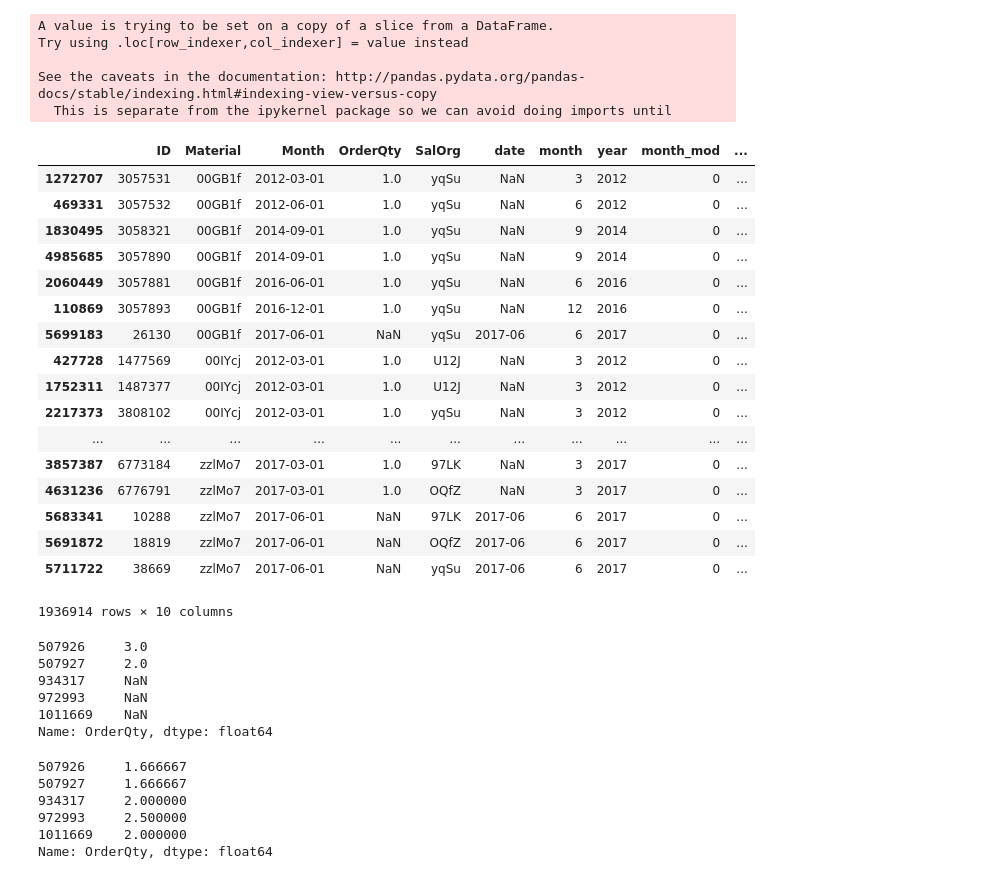
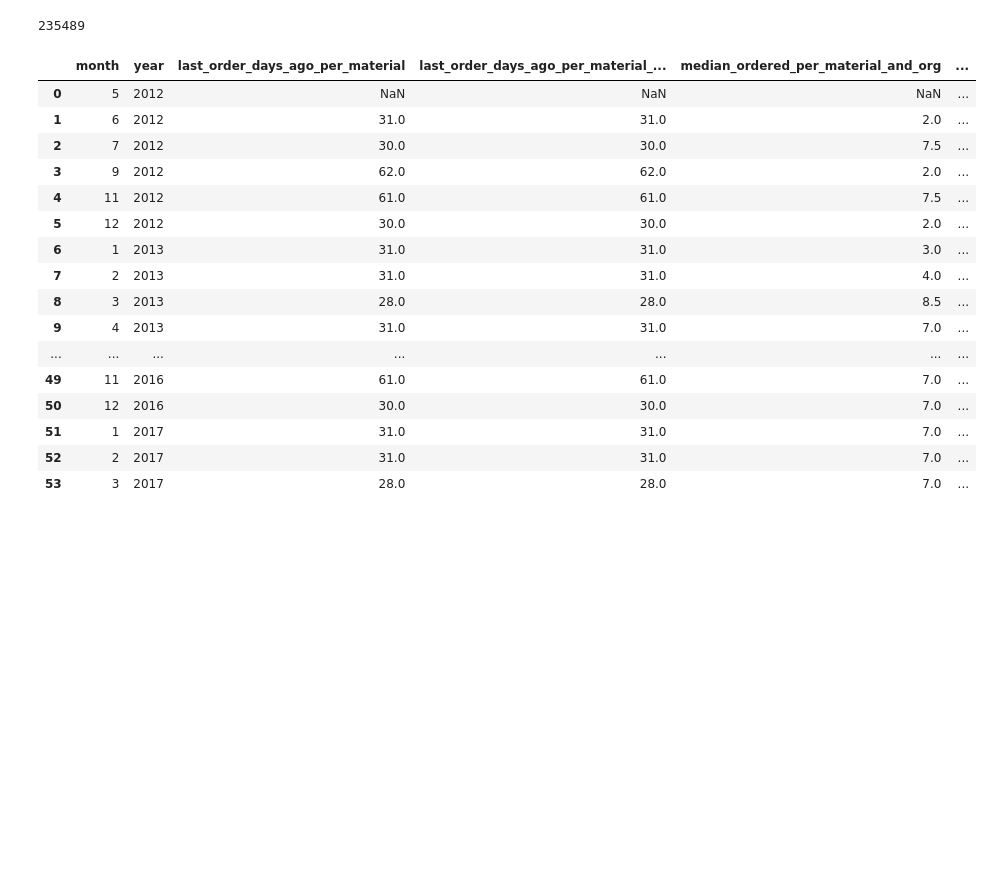
Before and after one commit to Dolto/kaggle-DSG17-final, a Jupyter notebook: EDA.ipynb, the cells around one changed output. Drawn from its saved outputs; the diff is of its cells as text; code cells hidden in the pictures; blank space fills up the shorter version.

```diff
--- a/EDA.ipynb
+++ b/EDA.ipynb
@@ -3,3 +3,5 @@ import pandas as pd
 
 train = pd.read_csv('data/train.csv', sep=';')
 test = pd.read_csv('data/test.csv', sep=';')
+# %%
+merged = pd.read_csv('data/merged.csv', sep=';')
@@ -82,31 +27,4 @@ subset.head()
-# %%
-subset['previous_ordered_mod'] = pd.concat([
-    g.sort_values('Month')['OrderQty'].shift(1)
-    for _, g in subset.groupby('Material')
-])
-
-subset.sort_values(['Material', 'Month'])
-# %% [output]
-A value is trying to be set on a copy of a slice from a DataFrame.
-Try using .loc[row_indexer,col_indexer] = value instead
-
-See the caveats in the documentation: http://pandas.pydata.org/pandas-docs/stable/indexing.html#indexing-view-versus-copy
-  This is separate from the ipykernel package so we can avoid doing imports until
-|  | ID | Material | Month | OrderQty | SalOrg | date | month | year | month_mod | ... |
-| 1272707 | 3057531 | 00GB1f | 2012-03-01 | 1.0 | yqSu | NaN | 3 | 2012 | 0 | ... |
-| 469331 | 3057532 | 00GB1f | 2012-06-01 | 1.0 | yqSu | NaN | 6 | 2012 | 0 | ... |
-| 1830495 | 3058321 | 00GB1f | 2014-09-01 | 1.0 | yqSu | NaN | 9 | 2014 | 0 | ... |
-| 4985685 | 3057890 | 00GB1f | 2014-09-01 | 1.0 | yqSu | NaN | 9 | 2014 | 0 | ... |
-| 2060449 | 3057881 | 00GB1f | 2016-06-01 | 1.0 | yqSu | NaN | 6 | 2016 | 0 | ... |
-| 110869 | 3057893 | 00GB1f | 2016-12-01 | 1.0 | yqSu | NaN | 12 | 2016 | 0 | ... |
-| 5699183 | 26130 | 00GB1f | 2017-06-01 | NaN | yqSu | 2017-06 | 6 | 2017 | 0 | ... |
-| 427728 | 1477569 | 00IYcj | 2012-03-01 | 1.0 | U12J | NaN | 3 | 2012 | 0 | ... |
-| 1752311 | 1487377 | 00IYcj | 2012-03-01 | 1.0 | U12J | NaN | 3 | 2012 | 0 | ... |
-| 2217373 | 3808102 | 00IYcj | 2012-03-01 | 1.0 | yqSu | NaN | 3 | 2012 | 0 | ... |
-| ... | ... | ... | ... | ... | ... | ... | ... | ... | ... | ... |
-| 3857387 | 6773184 | zzlMo7 | 2017-03-01 | 1.0 | 97LK | NaN | 3 | 2017 | 0 | ... |
-| 4631236 | 6776791 | zzlMo7 | 2017-03-01 | 1.0 | OQfZ | NaN | 3 | 2017 | 0 | ... |
-| 5683341 | 10288 | zzlMo7 | 2017-06-01 | NaN | 97LK | 2017-06 | 6 | 2017 | 0 | ... |
-| 5691872 | 18819 | zzlMo7 | 2017-06-01 | NaN | OQfZ | 2017-06 | 6 | 2017 | 0 | ... |
-| 5711722 | 38669 | zzlMo7 | 2017-06-01 | NaN | yqSu | 2017-06 | 6 | 2017 | 0 | ... |
-1936914 rows × 10 columns
+# %%
+y_train['OrderQty'].value_counts().get(1, 0)
+# %% [output]
+235489
@@ -113 +36,21 @@ See the caveats in the documentation: http://pandas.pydata.org/pandas-docs/stabl
+# %%
+merged[(y_train['Material'] == '00IYcj') & (y_train['SalOrg'] == '97LK')]
+# %% [output]
+|  | month | year | last_order_days_ago_per_material | last_order_days_ago_per_material_... | median_ordered_per_material_and_org | ... |
+| 0 | 5 | 2012 | NaN | NaN | NaN | ... |
+| 1 | 6 | 2012 | 31.0 | 31.0 | 2.0 | ... |
+| 2 | 7 | 2012 | 30.0 | 30.0 | 7.5 | ... |
+| 3 | 9 | 2012 | 62.0 | 62.0 | 2.0 | ... |
+| 4 | 11 | 2012 | 61.0 | 61.0 | 7.5 | ... |
+| 5 | 12 | 2012 | 30.0 | 30.0 | 2.0 | ... |
+| 6 | 1 | 2013 | 31.0 | 31.0 | 3.0 | ... |
+| 7 | 2 | 2013 | 31.0 | 31.0 | 4.0 | ... |
+| 8 | 3 | 2013 | 28.0 | 28.0 | 8.5 | ... |
+| 9 | 4 | 2013 | 31.0 | 31.0 | 7.0 | ... |
+| ... | ... | ... | ... | ... | ... | ... |
+| 49 | 11 | 2016 | 61.0 | 61.0 | 7.0 | ... |
+| 50 | 12 | 2016 | 30.0 | 30.0 | 7.0 | ... |
+| 51 | 1 | 2017 | 31.0 | 31.0 | 7.0 | ... |
+| 52 | 2 | 2017 | 31.0 | 31.0 | 7.0 | ... |
+| 53 | 3 | 2017 | 28.0 | 28.0 | 7.0 | ... |
 # %%
@@ -115,18 +57,0 @@ a = merged[(merged['Material'] == 'iR1zr2') & (merged['SalOrg'] == 'U12J')].sort
-# %%
-a['OrderQty'].tail()
-# %% [output]
-507926     3.0
-507927     2.0
-934317     NaN
-972993     NaN
-1011669    NaN
-Name: OrderQty, dtype: float64
-# %%
-a['OrderQty'].shift(1).rolling(2, min_periods=1).mean().tail()
-# %% [output]
-507926     1.666667
-507927     1.666667
-934317     2.000000
-972993     2.500000
-1011669    2.000000
-Name: OrderQty, dtype: float64
```
Also changed, not shown: parts of 30 cells of this notebook, 9 other files.
